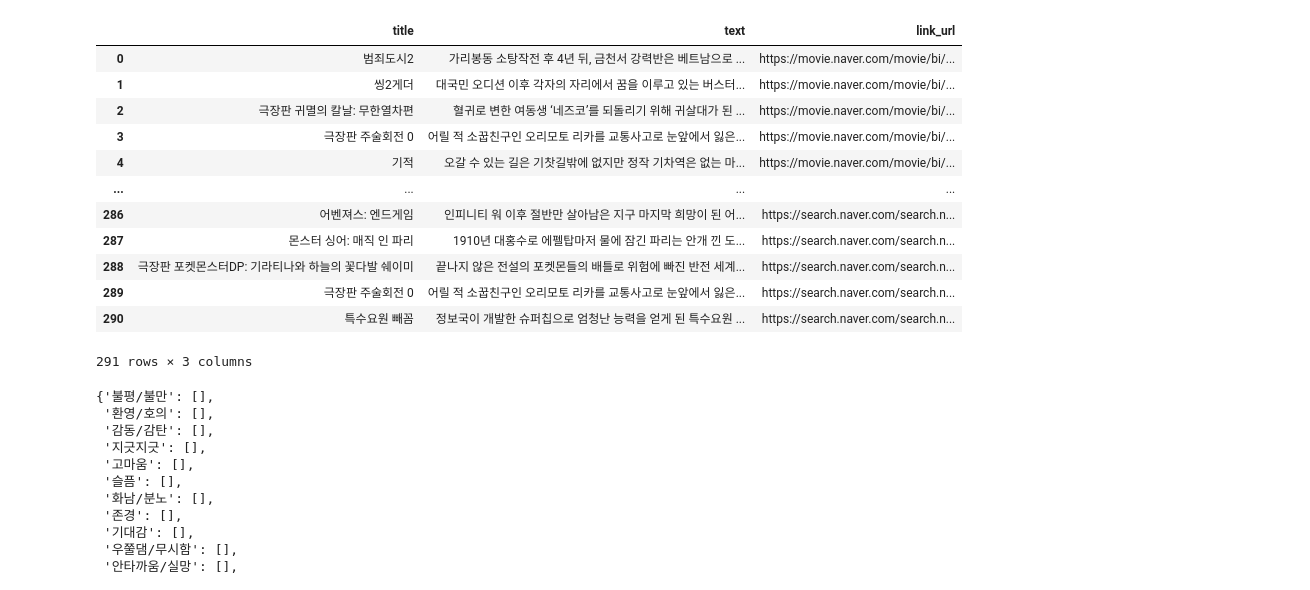
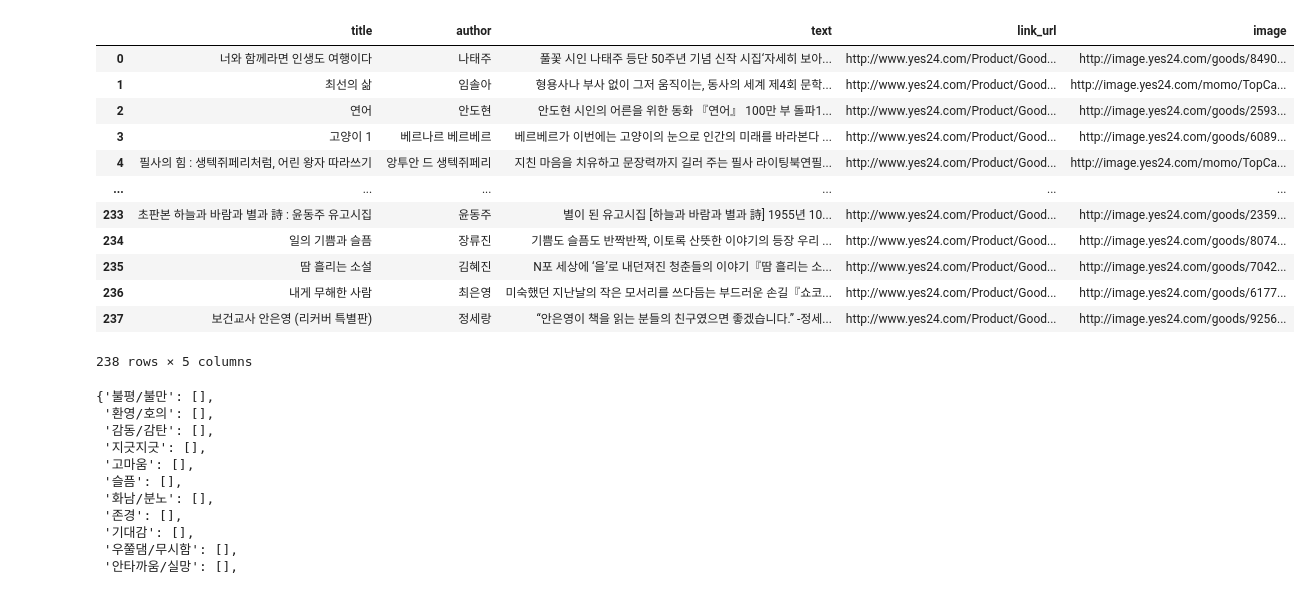
Before and after one commit to boostcampaitech3/final-project-level3-nlp-01, a Jupyter notebook: code/books_find_unused_labels.ipynb, the cells around one changed output. Cells and saved outputs as stored; diff of their text form; code cells hidden in the pictures.

```diff
--- a/code/books_find_unused_labels.ipynb
+++ b/code/books_find_unused_labels.ipynb
@@ -1,22 +1,22 @@
 # %%
 import pandas as pd
 # %%
-dataset = pd.read_csv("../data/movies/movie_dataset.csv")
+dataset = pd.read_csv("../data/book_dataset_image.csv")
 dataset
 # %% [output]
-|  | title | text | link_url |
-| 0 | 범죄도시2 | 가리봉동 소탕작전 후 4년 뒤, 금천서 강력반은 베트남으로 ... | https://movie.naver.com/movie/bi/... |
-| 1 | 씽2게더 | 대국민 오디션 이후 각자의 자리에서 꿈을 이루고 있는 버스터... | https://movie.naver.com/movie/bi/... |
-| 2 | 극장판 귀멸의 칼날: 무한열차편 | 혈귀로 변한 여동생 ‘네즈코’를 되돌리기 위해 귀살대가 된 ... | https://movie.naver.com/movie/bi/... |
-| 3 | 극장판 주술회전 0 | 어릴 적 소꿉친구인 오리모토 리카를 교통사고로 눈앞에서 잃은... | https://movie.naver.com/movie/bi/... |
-| 4 | 기적 | 오갈 수 있는 길은 기찻길밖에 없지만 정작 기차역은 없는 마... | https://movie.naver.com/movie/bi/... |
-| ... | ... | ... | ... |
-| 286 | 어벤져스: 엔드게임 | 인피니티 워 이후 절반만 살아남은 지구 마지막 희망이 된 어... | https://search.naver.com/search.n... |
-| 287 | 몬스터 싱어: 매직 인 파리 | 1910년 대홍수로 에펠탑마저 물에 잠긴 파리는 안개 낀 도... | https://search.naver.com/search.n... |
-| 288 | 극장판 포켓몬스터DP: 기라티나와 하늘의 꽃다발 쉐이미 | 끝나지 않은 전설의 포켓몬들의 배틀로 위험에 빠진 반전 세계... | https://search.naver.com/search.n... |
-| 289 | 극장판 주술회전 0 | 어릴 적 소꿉친구인 오리모토 리카를 교통사고로 눈앞에서 잃은... | https://search.naver.com/search.n... |
-| 290 | 특수요원 빼꼼 | 정보국이 개발한 슈퍼칩으로 엄청난 능력을 얻게 된 특수요원 ... | https://search.naver.com/search.n... |
+|  | title | author | text | link_url | image |
+| 0 | 너와 함께라면 인생도 여행이다 | 나태주 | 풀꽃 시인 나태주 등단 50주년 기념 신작 시집‘자세히 보아... | http://www.yes24.com/Product/Good... | http://image.yes24.com/goods/8490... |
+| 1 | 최선의 삶 | 임솔아 | 형용사나 부사 없이 그저 움직이는, 동사의 세계 제4회 문학... | http://www.yes24.com/Product/Good... | http://image.yes24.com/momo/TopCa... |
+| 2 | 연어 | 안도현 | 안도현 시인의 어른을 위한 동화 『연어』 100만 부 돌파1... | http://www.yes24.com/Product/Good... | http://image.yes24.com/goods/2593... |
+| 3 | 고양이 1 | 베르나르 베르베르 | 베르베르가 이번에는 고양이의 눈으로 인간의 미래를 바라본다 ... | http://www.yes24.com/Product/Good... | http://image.yes24.com/goods/6089... |
+| 4 | 필사의 힘 : 생텍쥐페리처럼, 어린 왕자 따라쓰기 | 앙투안 드 생텍쥐페리 | 지친 마음을 치유하고 문장력까지 길러 주는 필사 라이팅북연필... | http://www.yes24.com/Product/Good... | http://image.yes24.com/momo/TopCa... |
+| ... | ... | ... | ... | ... | ... |
+| 233 | 초판본 하늘과 바람과 별과 詩 : 윤동주 유고시집 | 윤동주 | 별이 된 유고시집 [하늘과 바람과 별과 詩] 1955년 10... | http://www.yes24.com/Product/Good... | http://image.yes24.com/goods/2359... |
+| 234 | 일의 기쁨과 슬픔 | 장류진 | 기쁨도 슬픔도 반짝반짝, 이토록 산뜻한 이야기의 등장 우리 ... | http://www.yes24.com/Product/Good... | http://image.yes24.com/goods/8074... |
+| 235 | 땀 흘리는 소설 | 김혜진 | N포 세상에 ‘을’로 내던져진 청춘들의 이야기『땀 흘리는 소... | http://www.yes24.com/Product/Good... | http://image.yes24.com/goods/7042... |
+| 236 | 내게 무해한 사람 | 최은영 | 미숙했던 지난날의 작은 모서리를 쓰다듬는 부드러운 손길『쇼코... | http://www.yes24.com/Product/Good... | http://image.yes24.com/goods/6177... |
+| 237 | 보건교사 안은영 (리커버 특별판) | 정세랑 | “안은영이 책을 읽는 분들의 친구였으면 좋겠습니다.” -정세... | http://www.yes24.com/Product/Good... | http://image.yes24.com/goods/9256... |
-291 rows × 3 columns
+238 rows × 5 columns
 # %%
 from transformers import AutoTokenizer, AutoModelForSequenceClassification, TextClassificationPipeline
 
```
Also changed, not shown: parts of 4 cells of this notebook, 3 other files.
